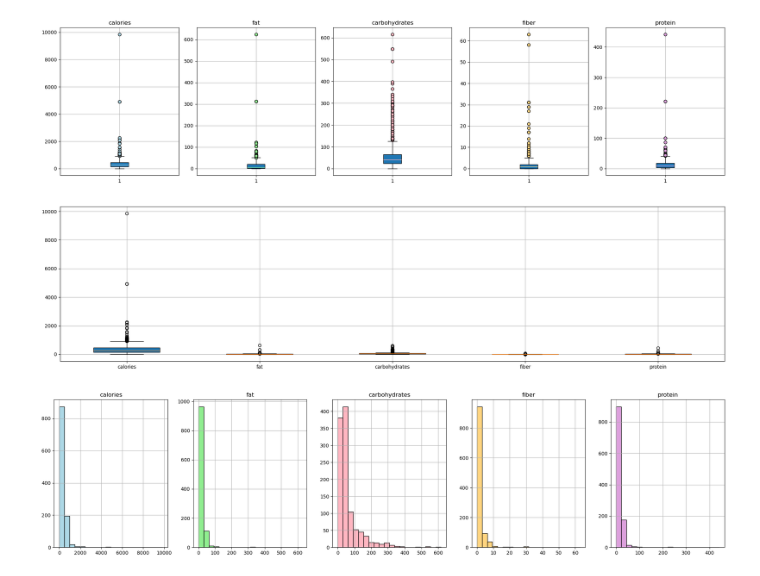
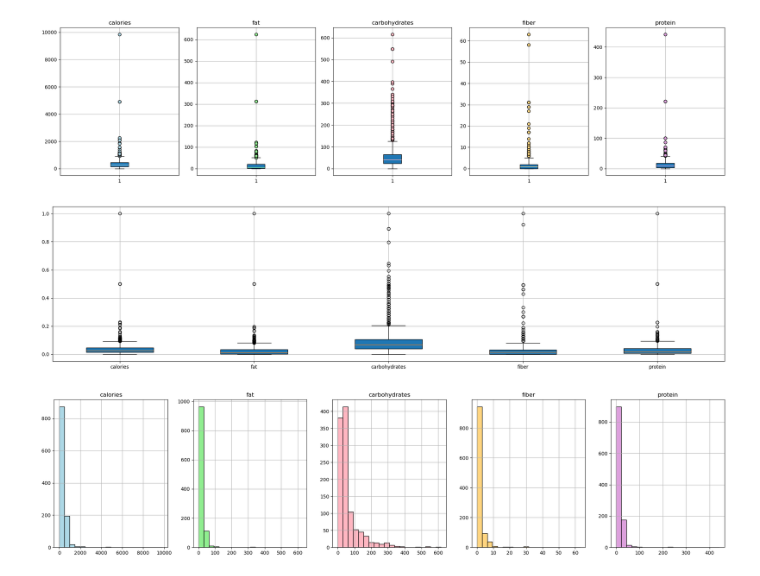
Before and after one commit to johnsonlarryl/csce_5310, a Jupyter notebook: fast_food_nutrition/notebooks/fast_food_nutrition.ipynb, the cells around one changed output. Saved outputs shown, nothing was run; the diff lists cells and outputs as text; code cells hidden in the pictures.

```diff
--- a/fast_food_nutrition/notebooks/fast_food_nutrition.ipynb
+++ b/fast_food_nutrition/notebooks/fast_food_nutrition.ipynb
@@ -101,3 +103,8 @@ FastFoodNutritionVisualizer.generate_scatter_plots(menu)
 [figure]
 # %%
 ## Boxplots
+# %%
+scaler = MinMaxScaler()
+
+menu_scaled = pd.DataFrame(scaler.fit_transform(menu), columns=menu.columns, index=menu.index)
+menu_scaled
@@ -106,9 +128,9 @@ FastFoodNutritionVisualizer.generate_box_plot(menu)
 # %% [output]
 [figure]
 # %%
-FastFoodNutritionVisualizer.generate_box_plot(menu, merge=True)
+FastFoodNutritionVisualizer.generate_box_plot(menu_scaled, merge=True)
 # %% [output]
-[figure, old version]
+[figure, new version]
 # %%
 FastFoodNutritionVisualizer.generate_histogram_plots(menu)
 # %% [output]
```
Also changed, not shown: parts of 85 cells of this notebook, 8 other files.
